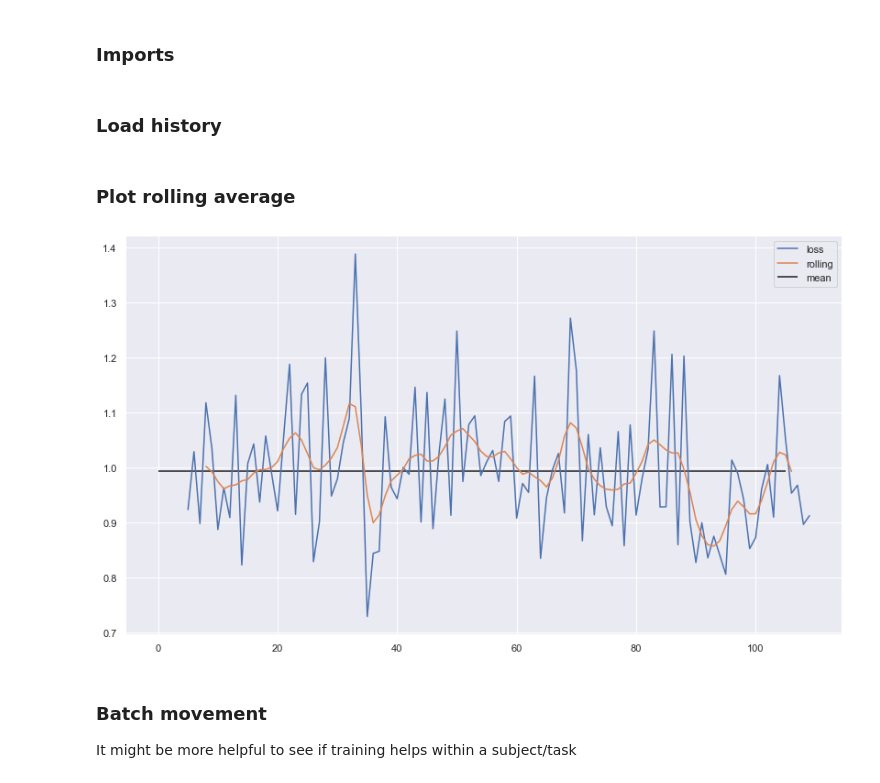
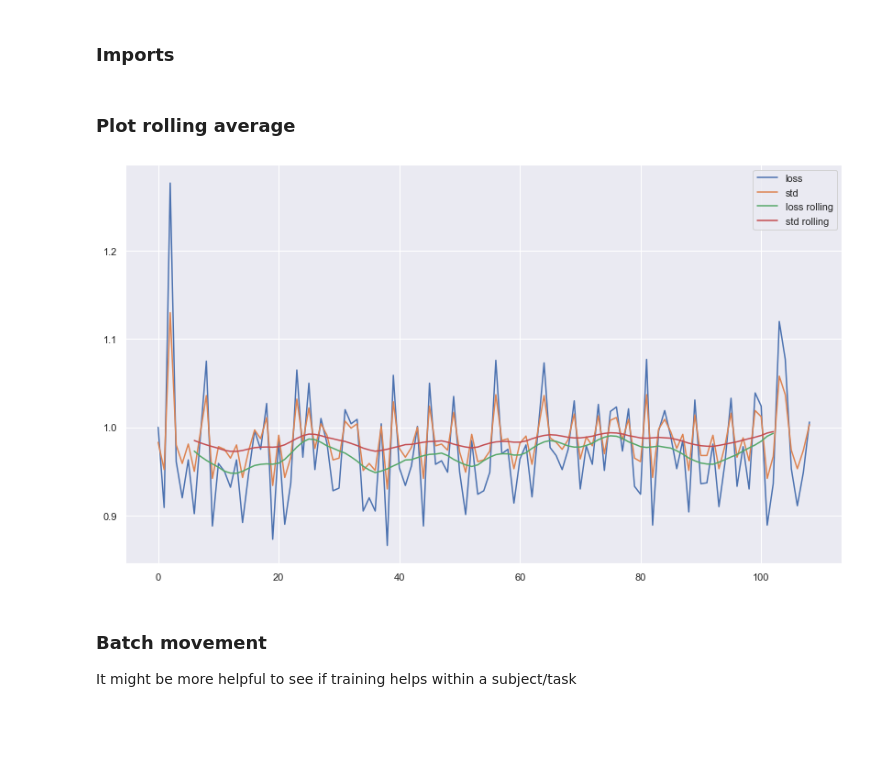
Before and after one commit to pstetz/slowmo, a Jupyter notebook: src/history.ipynb, the cells around one changed output. Cells and saved outputs as stored; diff of their text form; code cells hidden in the pictures; blank space fills up the shorter version.

```diff
--- a/src/history.ipynb
+++ b/src/history.ipynb
@@ -8,5 +8,3 @@ import matplotlib.pyplot as plt
 import seaborn as sns
 %matplotlib inline
 sns.set()
-# %% [markdown]
-### Load history
@@ -15,19 +11,28 @@ df = pd.read_csv("/Volumes/hd_4tb/results/history.csv")
 # %% [markdown]
 ### Plot rolling average
 # %%
-window_size = 3
-x = df.loss.iloc[5:] # The first few ones are a bit shakey
+df = pd.read_csv("/Volumes/hd_4tb/results/history.csv")
+
+skip = 0 # The first few ones are a bit shakey
+window_size = 5
+
+loss = df["loss"].iloc[skip:]
+loss[loss > 2] = 1
+_std = df["std"].iloc[skip:]
 
 plt.figure(figsize=(14, 8))
-plt.plot(x, label="loss")
-rolling = x.rolling(window_size, center=True).mean()
-rolling = rolling.rolling(window_size, center=True).mean()
-rolling = rolling.rolling(window_size, center=True).mean()
-plt.plot(rolling, label="rolling")
-plt.hlines(np.mean(x), 0, len(x), label="mean")
+plt.plot(loss, label="loss")
+plt.plot(_std, label="std")
+
+for name, series in [("loss", loss), ("std", _std)]:
+    rolling = series.rolling(window_size, center=True).mean()
+    rolling = rolling.rolling(window_size, center=True).mean()
+    rolling = rolling.rolling(window_size, center=True).mean()
+    plt.plot(rolling, label="%s rolling" % name)
+
 plt.legend();
 # %% [output]
-[figure, old version]
+[figure, new version]
 # %% [markdown]
 ### Batch movement
 
```
Also changed, not shown: parts of 2 cells of this notebook, 2 other files.
